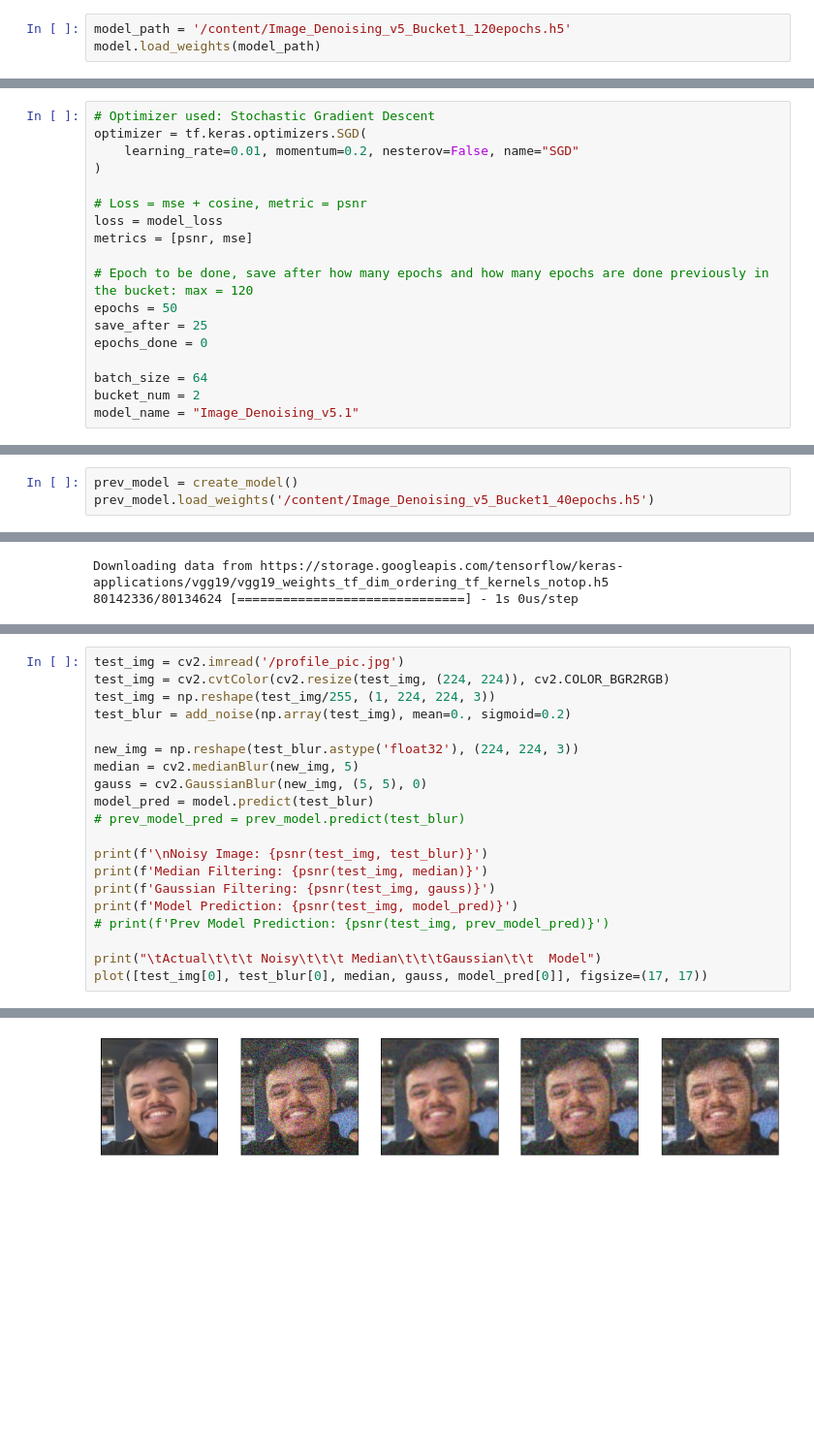
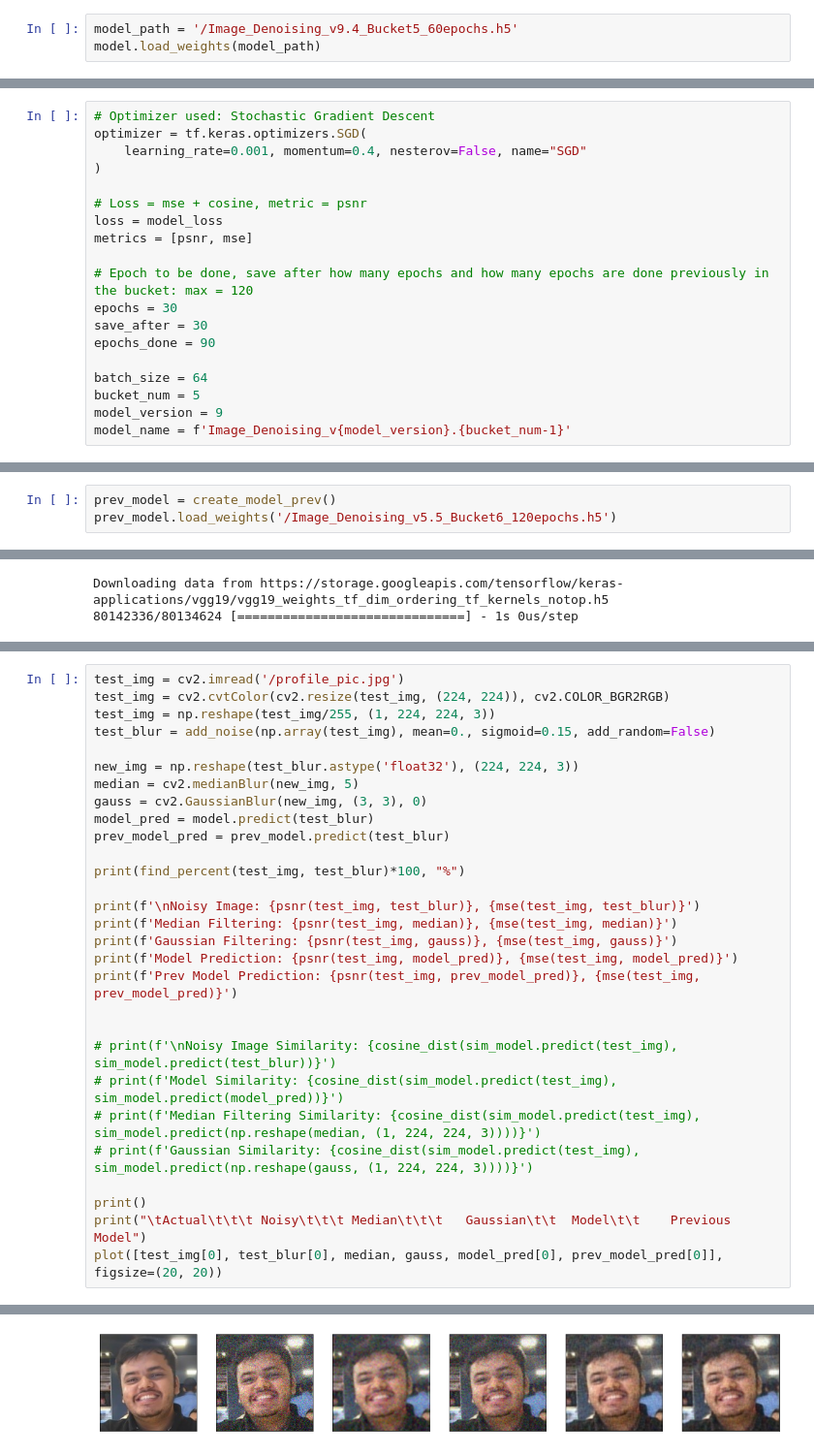
Before and after one commit to CoderSsVartak/Image-Reconstruction, a Jupyter notebook: image_denoising.ipynb, the cells around one changed output, grey strips where cells are left out. Shown at 97% size. Saved outputs shown, nothing was run; the diff lists cells and outputs as text; blank space fills up the shorter version.

```diff
--- a/image_denoising.ipynb
+++ b/image_denoising.ipynb
@@ -305,4 +404,4 @@ _________________________________________________________________
 # %%
-model_path = '/content/Image_Denoising_v5_Bucket1_120epochs.h5'
+model_path = '/Image_Denoising_v9.4_Bucket5_60epochs.h5'
 model.load_weights(model_path)
 # %%
@@ -453,7 +570,7 @@ dict_keys(['Bucket1_logs_2020-12-17 12:38:39.601990+05:30', 'Bucket1_logs_2020-1
 # %%
 # Optimizer used: Stochastic Gradient Descent
 optimizer = tf.keras.optimizers.SGD(
-    learning_rate=0.01, momentum=0.2, nesterov=False, name="SGD"
+    learning_rate=0.001, momentum=0.4, nesterov=False, name="SGD"
 )
 
 # Loss = mse + cosine, metric = psnr
@@ -461,13 +578,14 @@ loss = model_loss
 metrics = [psnr, mse]
 
 # Epoch to be done, save after how many epochs and how many epochs are done previously in the bucket: max = 120
-epochs = 50
-save_after = 25
-epochs_done = 0
+epochs = 30
+save_after = 30
+epochs_done = 90
 
 batch_size = 64
-bucket_num = 2
-model_name = "Image_Denoising_v5.1"
+bucket_num = 5
+model_version = 9
+model_name = f'Image_Denoising_v{model_version}.{bucket_num-1}'
 # %%
 model.compile(optimizer=optimizer, loss=loss, metrics=metrics)
 # %%
@@ -497,5 +616,5 @@ Epoch 9/25
 # save(model=model, history=history, name='Image_Denoising_v4.3.h5', bucket_num="4", logs=logs, save_logs=True)
 # print("Saved keys are ", logs.keys())
 # %%
-prev_model = create_model()
-prev_model.load_weights('/content/Image_Denoising_v5_Bucket1_40epochs.h5')
+prev_model = create_model_prev()
+prev_model.load_weights('/Image_Denoising_v5.5_Bucket6_120epochs.h5')
@@ -671,20 +810,29 @@ mse(255*actual_imgs, 255*pred_img), mse(255*actual_imgs, 255*ip_imgs)
 test_img = cv2.imread('/profile_pic.jpg')
 test_img = cv2.cvtColor(cv2.resize(test_img, (224, 224)), cv2.COLOR_BGR2RGB)
 test_img = np.reshape(test_img/255, (1, 224, 224, 3))
-test_blur = add_noise(np.array(test_img), mean=0., sigmoid=0.2)
+test_blur = add_noise(np.array(test_img), mean=0., sigmoid=0.15, add_random=False)
 
 new_img = np.reshape(test_blur.astype('float32'), (224, 224, 3))
 median = cv2.medianBlur(new_img, 5)
-gauss = cv2.GaussianBlur(new_img, (5, 5), 0)
+gauss = cv2.GaussianBlur(new_img, (3, 3), 0)
 model_pred = model.predict(test_blur)
-# prev_model_pred = prev_model.predict(test_blur)
+prev_model_pred = prev_model.predict(test_blur)
 
-print(f'\nNoisy Image: {psnr(test_img, test_blur)}')
-print(f'Median Filtering: {psnr(test_img, median)}')
-print(f'Gaussian Filtering: {psnr(test_img, gauss)}')
-print(f'Model Prediction: {psnr(test_img, model_pred)}')
-# print(f'Prev Model Prediction: {psnr(test_img, prev_model_pred)}')
+print(find_percent(test_img, test_blur)*100, "%")
 
-print("\tActual\t\t\t Noisy\t\t\t Median\t\t\tGaussian\t\t  Model")
-plot([test_img[0], test_blur[0], median, gauss, model_pred[0]], figsize=(17, 17))
+print(f'\nNoisy Image: {psnr(test_img, test_blur)}, {mse(test_img, test_blur)}')
+print(f'Median Filtering: {psnr(test_img, median)}, {mse(test_img, median)}')
+print(f'Gaussian Filtering: {psnr(test_img, gauss)}, {mse(test_img, gauss)}')
+print(f'Model Prediction: {psnr(test_img, model_pred)}, {mse(test_img, model_pred)}')
+print(f'Prev Model Prediction: {psnr(test_img, prev_model_pred)}, {mse(test_img, prev_model_pred)}')
+
+
+# print(f'\nNoisy Image Similarity: {cosine_dist(sim_model.predict(test_img), sim_model.predict(test_blur))}')
+# print(f'Model Similarity: {cosine_dist(sim_model.predict(test_img), sim_model.predict(model_pred))}')
+# print(f'Median Filtering Similarity: {cosine_dist(sim_model.predict(test_img), sim_model.predict(np.reshape(median, (1, 224, 224, 3))))}')
+# print(f'Gaussian Similarity: {cosine_dist(sim_model.predict(test_img), sim_model.predict(np.reshape(gauss, (1, 224, 224, 3))))}')
+
+print()
+print("\tActual\t\t\t Noisy\t\t\t Median\t\t\t   Gaussian\t\t  Model\t\t    Previous Model")
+plot([test_img[0], test_blur[0], median, gauss, model_pred[0], prev_model_pred[0]], figsize=(20, 20))
 # %% [output]
@@ -697 +850 @@ Model Prediction: 25.79222869873047
-[figure, old version]
+[figure, new version]
```
Also changed, not shown: parts of 45 cells of this notebook.
